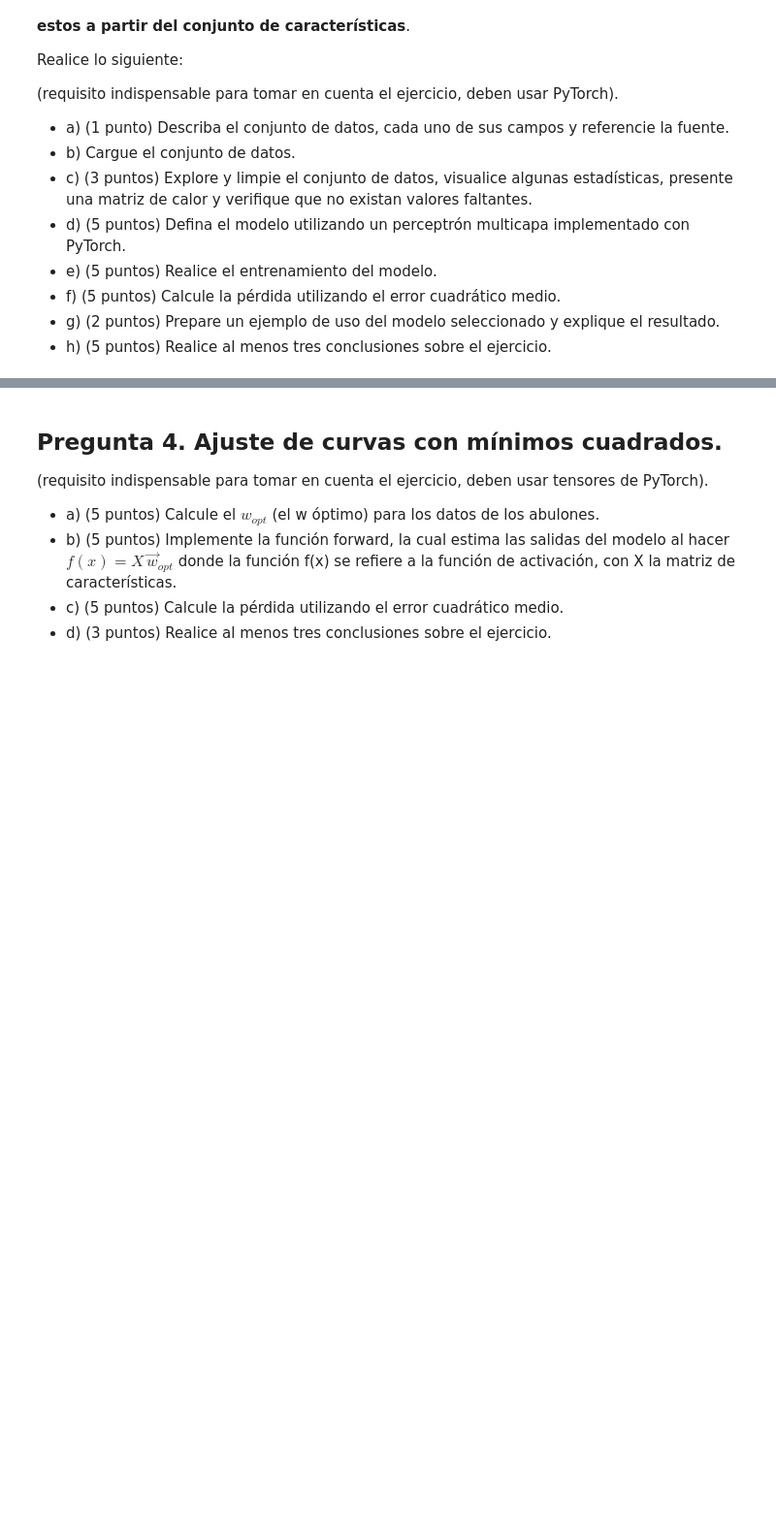
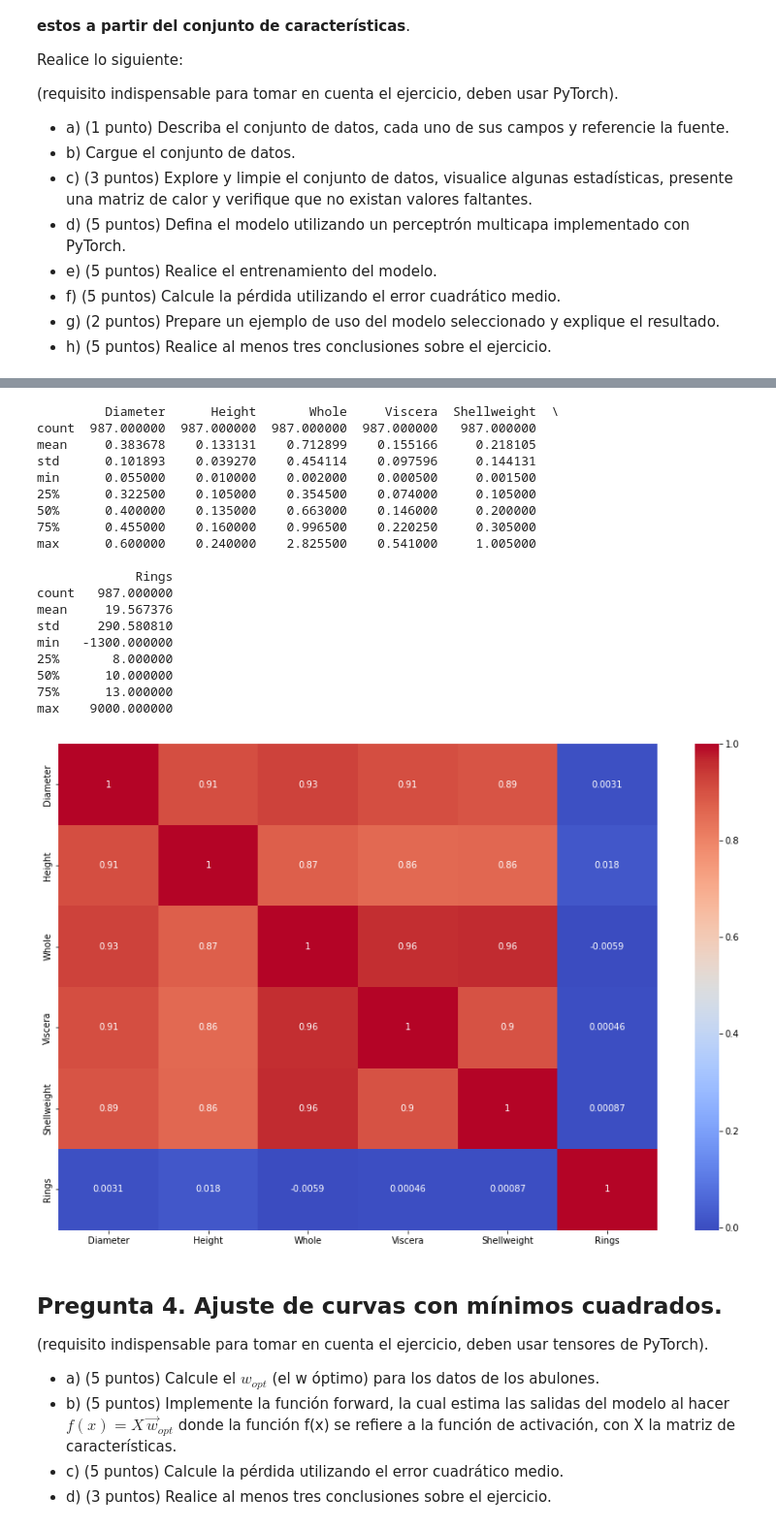
Before and after one commit to koruss/IA-Notebooks, a Jupyter notebook: TP02.ipynb, the cells around one changed output, grey strips where cells are left out. Shown: that part at 97% size. Cells and saved outputs as stored; diff of their text form; code cells hidden in the pictures; blank space fills up the shorter version.

```diff
--- a/TP02.ipynb
+++ b/TP02.ipynb
@@ -105,0 +117,4 @@ Realice lo siguiente:
+# %%
+#b)
+df1 = pd.read_csv('./datos/abalone.csv', index_col=0)
+df1.head()
@@ -105,0 +129,61 @@ Realice lo siguiente:
+# %%
+# c)
+
+#  # limpieza de datos
+#df1 = df1[pd.notnull(df1['Length'])]
+df1 = df1[pd.notnull(df1['Diameter'])]
+df1 = df1[pd.notnull(df1['Height'])]
+df1 = df1[pd.notnull(df1['Whole'])]
+df1 = df1[pd.notnull(df1['Viscera'])]
+df1 = df1[pd.notnull(df1['Shellweight'])]
+df1 = df1[pd.notnull(df1['Rings'])]
+
+#df1= df1[df1['Length'] != 0]
+df1= df1[df1['Diameter'] != 0]
+df1= df1[df1['Height'] != 0]
+df1= df1[df1['Whole'] != 0]
+df1= df1[df1['Viscera'] != 0]
+df1= df1[df1['Shellweight'] != 0]
+
+
+
+# a = df1.loc[~df1.index.duplicated(), :]# eliminamos los indices repetidos
+# print(a)
+
+
+
+def statistics(data):
+    stat = data.describe()
+    print(stat)
+
+
+
+def mapaCalor(df1):
+    _,ax=plt.subplots(figsize=(15,10))
+    #colormap=sns.diverging_palette(115,255,as_cmap=True)
+    sns.heatmap(df1.corr(),annot=True,cmap="coolwarm")
+
+statistics(df1)
+
+mapaCalor(df1)
+# %% [output]
+         Diameter      Height       Whole     Viscera  Shellweight  \
+count  987.000000  987.000000  987.000000  987.000000   987.000000
+mean     0.383678    0.133131    0.712899    0.155166     0.218105
+std      0.101893    0.039270    0.454114    0.097596     0.144131
+min      0.055000    0.010000    0.002000    0.000500     0.001500
+25%      0.322500    0.105000    0.354500    0.074000     0.105000
+50%      0.400000    0.135000    0.663000    0.146000     0.200000
+75%      0.455000    0.160000    0.996500    0.220250     0.305000
+max      0.600000    0.240000    2.825500    0.541000     1.005000
+
+             Rings
+count   987.000000
+mean     19.567376
+std     290.580810
+min   -1300.000000
+25%       8.000000
+50%      10.000000
+75%      13.000000
+max    9000.000000
+[figure, added]
```
Also changed, not shown: parts of 4 cells of this notebook, 1 other file.
